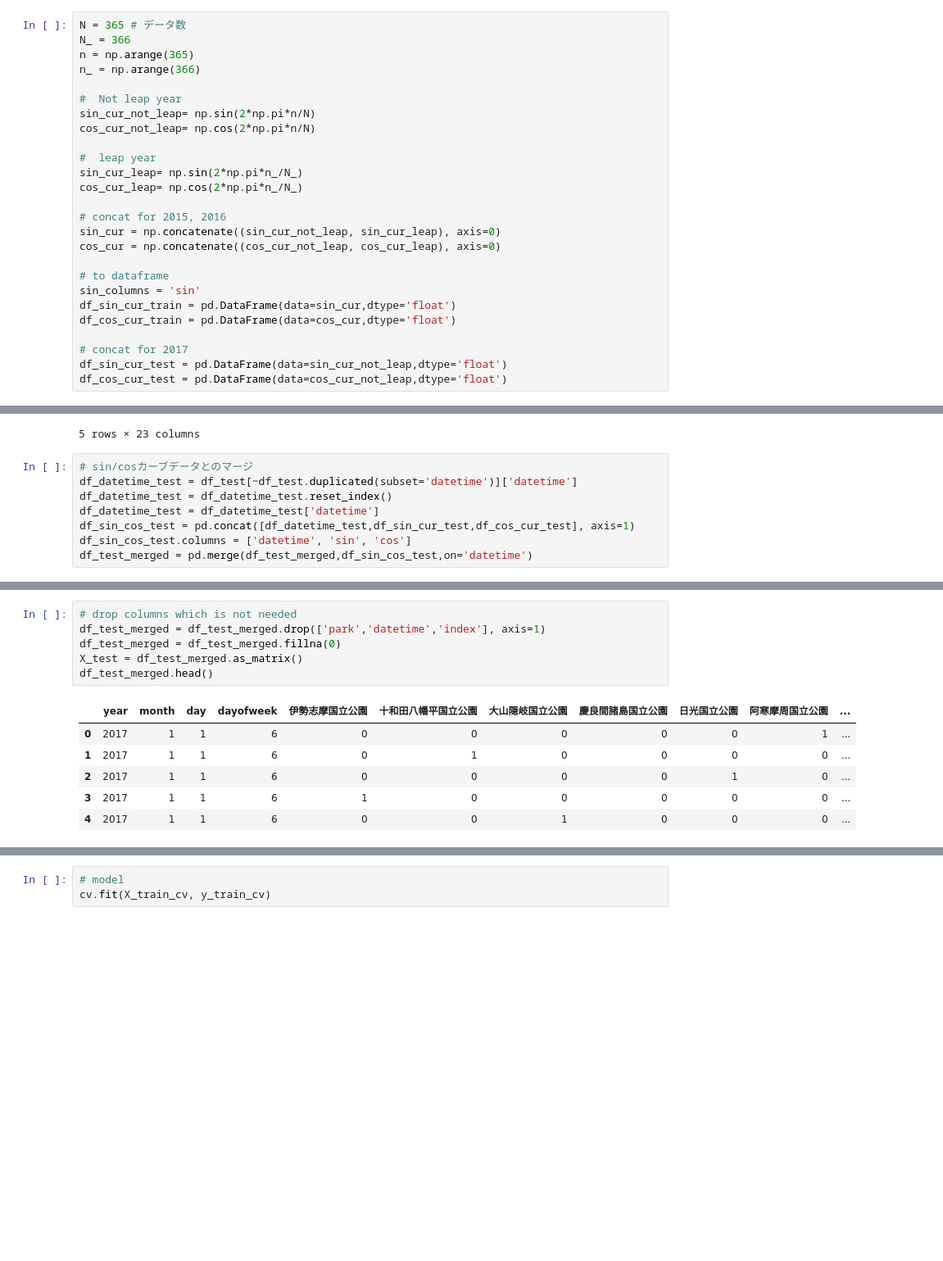
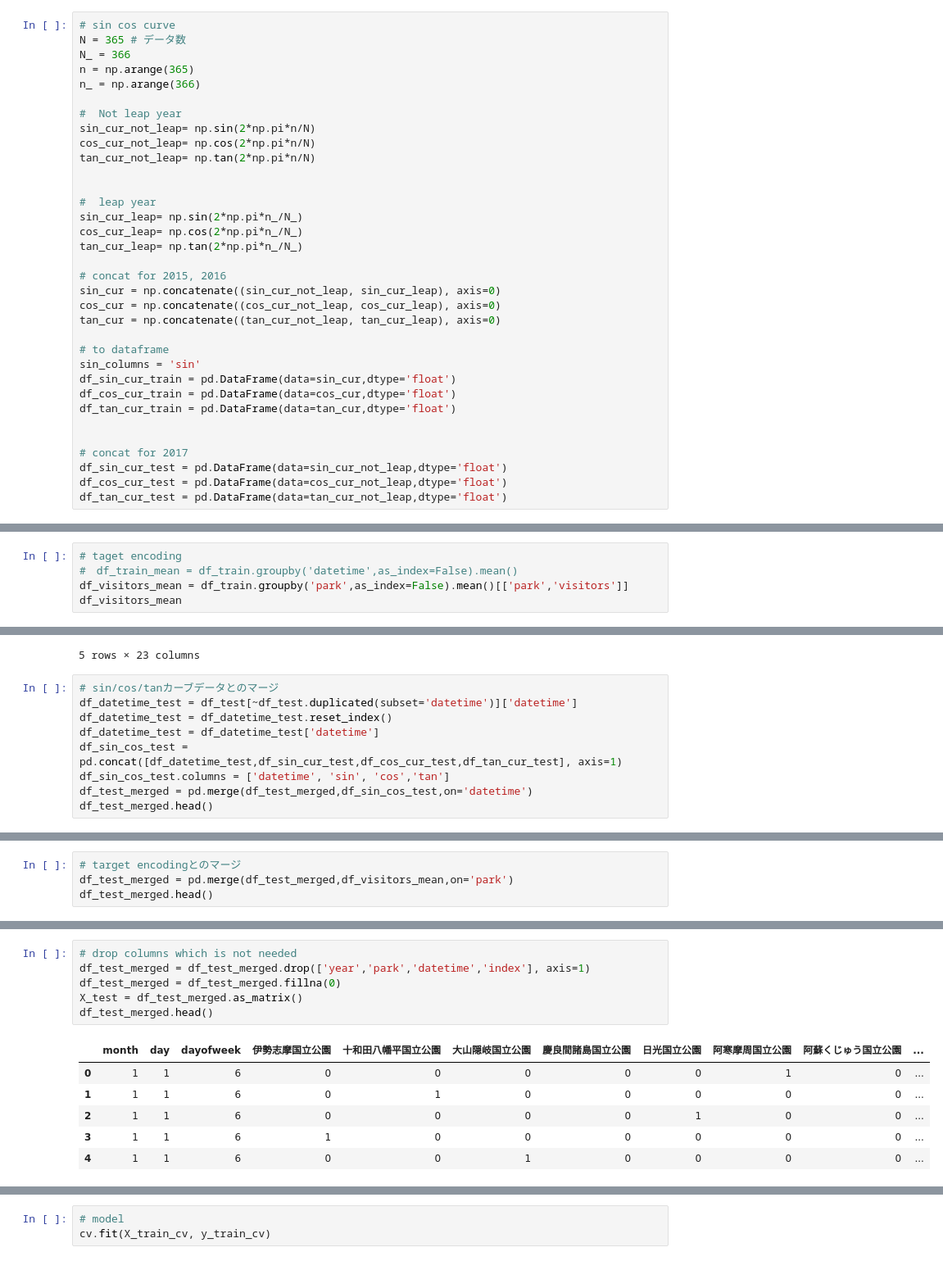
Before and after one commit to TaigoKuriyama/national_park_prediction, a Jupyter notebook: notebook/preprocess.ipynb, the cells around one changed output, grey strips where cells are left out. Shown at 82% size. Cells and saved outputs as stored; diff of their text form; blank space fills up the shorter version.

```diff
--- a/notebook/preprocess.ipynb
+++ b/notebook/preprocess.ipynb
@@ -152,4 +142,5 @@ FileNotFoundError: ignored
 # %%
+# sin cos curve
 N = 365 # データ数
 N_ = 366
 n = np.arange(365)
@@ -158,20 +149,27 @@ n_ = np.arange(366)
 #  Not leap year
 sin_cur_not_leap= np.sin(2*np.pi*n/N)
 cos_cur_not_leap= np.cos(2*np.pi*n/N)
+tan_cur_not_leap= np.tan(2*np.pi*n/N)
+
 
 #  leap year
 sin_cur_leap= np.sin(2*np.pi*n_/N_)
 cos_cur_leap= np.cos(2*np.pi*n_/N_)
+tan_cur_leap= np.tan(2*np.pi*n_/N_)
 
 # concat for 2015, 2016
 sin_cur = np.concatenate((sin_cur_not_leap, sin_cur_leap), axis=0)
 cos_cur = np.concatenate((cos_cur_not_leap, cos_cur_leap), axis=0)
+tan_cur = np.concatenate((tan_cur_not_leap, tan_cur_leap), axis=0)
 
 # to dataframe
 sin_columns = 'sin'
 df_sin_cur_train = pd.DataFrame(data=sin_cur,dtype='float')
 df_cos_cur_train = pd.DataFrame(data=cos_cur,dtype='float')
+df_tan_cur_train = pd.DataFrame(data=tan_cur,dtype='float')
+
 
 # concat for 2017
 df_sin_cur_test = pd.DataFrame(data=sin_cur_not_leap,dtype='float')
 df_cos_cur_test = pd.DataFrame(data=cos_cur_not_leap,dtype='float')
+df_tan_cur_test = pd.DataFrame(data=tan_cur_not_leap,dtype='float')
@@ -177,0 +195,5 @@ df_cos_cur_test = pd.DataFrame(data=cos_cur_not_leap,dtype='float')
+# %%
+# taget encoding
+#　df_train_mean = df_train.groupby('datetime',as_index=False).mean()
+df_visitors_mean = df_train.groupby('park',as_index=False).mean()[['park','visitors']]
+df_visitors_mean
@@ -251,10 +299,11 @@ df_test_merged.head()
 | 4 | 4 | 2017-01-01 | 大山隠岐国立公園 | 2017 | 1 | 1 | 6 | 0 | 0 | 1 | ... |
 5 rows × 23 columns
 # %%
-# sin/cosカーブデータとのマージ
+# sin/cos/tanカーブデータとのマージ
 df_datetime_test = df_test[~df_test.duplicated(subset='datetime')]['datetime']
 df_datetime_test = df_datetime_test.reset_index()
 df_datetime_test = df_datetime_test['datetime']
-df_sin_cos_test = pd.concat([df_datetime_test,df_sin_cur_test,df_cos_cur_test], axis=1)
-df_sin_cos_test.columns = ['datetime', 'sin', 'cos']
+df_sin_cos_test = pd.concat([df_datetime_test,df_sin_cur_test,df_cos_cur_test,df_tan_cur_test], axis=1)
+df_sin_cos_test.columns = ['datetime', 'sin', 'cos','tan']
 df_test_merged = pd.merge(df_test_merged,df_sin_cos_test,on='datetime')
+df_test_merged.head()
@@ -260,0 +328,4 @@ df_test_merged = pd.merge(df_test_merged,df_sin_cos_test,on='datetime')
+# %%
+# target encodingとのマージ
+df_test_merged = pd.merge(df_test_merged,df_visitors_mean,on='park')
+df_test_merged.head()
@@ -261,14 +334,14 @@ df_test_merged = pd.merge(df_test_merged,df_sin_cos_test,on='datetime')
 # %%
 # drop columns which is not needed
-df_test_merged = df_test_merged.drop(['park','datetime','index'], axis=1)
+df_test_merged = df_test_merged.drop(['year','park','datetime','index'], axis=1)
 df_test_merged = df_test_merged.fillna(0)
 X_test = df_test_merged.as_matrix()
 df_test_merged.head()
 # %% [output]
-|  | year | month | day | dayofweek | 伊勢志摩国立公園 | 十和田八幡平国立公園 | 大山隠岐国立公園 | 慶良間諸島国立公園 | 日光国立公園 | 阿寒摩周国立公園 | ... |
-| 0 | 2017 | 1 | 1 | 6 | 0 | 0 | 0 | 0 | 0 | 1 | ... |
-| 1 | 2017 | 1 | 1 | 6 | 0 | 1 | 0 | 0 | 0 | 0 | ... |
-| 2 | 2017 | 1 | 1 | 6 | 0 | 0 | 0 | 0 | 1 | 0 | ... |
-| 3 | 2017 | 1 | 1 | 6 | 1 | 0 | 0 | 0 | 0 | 0 | ... |
-| 4 | 2017 | 1 | 1 | 6 | 0 | 0 | 1 | 0 | 0 | 0 | ... |
+|  | month | day | dayofweek | 伊勢志摩国立公園 | 十和田八幡平国立公園 | 大山隠岐国立公園 | 慶良間諸島国立公園 | 日光国立公園 | 阿寒摩周国立公園 | 阿蘇くじゅう国立公園 | ... |
+| 0 | 1 | 1 | 6 | 0 | 0 | 0 | 0 | 0 | 1 | 0 | ... |
+| 1 | 1 | 1 | 6 | 0 | 1 | 0 | 0 | 0 | 0 | 0 | ... |
+| 2 | 1 | 1 | 6 | 0 | 0 | 0 | 0 | 1 | 0 | 0 | ... |
+| 3 | 1 | 1 | 6 | 1 | 0 | 0 | 0 | 0 | 0 | 0 | ... |
+| 4 | 1 | 1 | 6 | 0 | 0 | 1 | 0 | 0 | 0 | 0 | ... |
 5 rows × 22 columns
```
Also changed, not shown: parts of 39 cells of this notebook.
